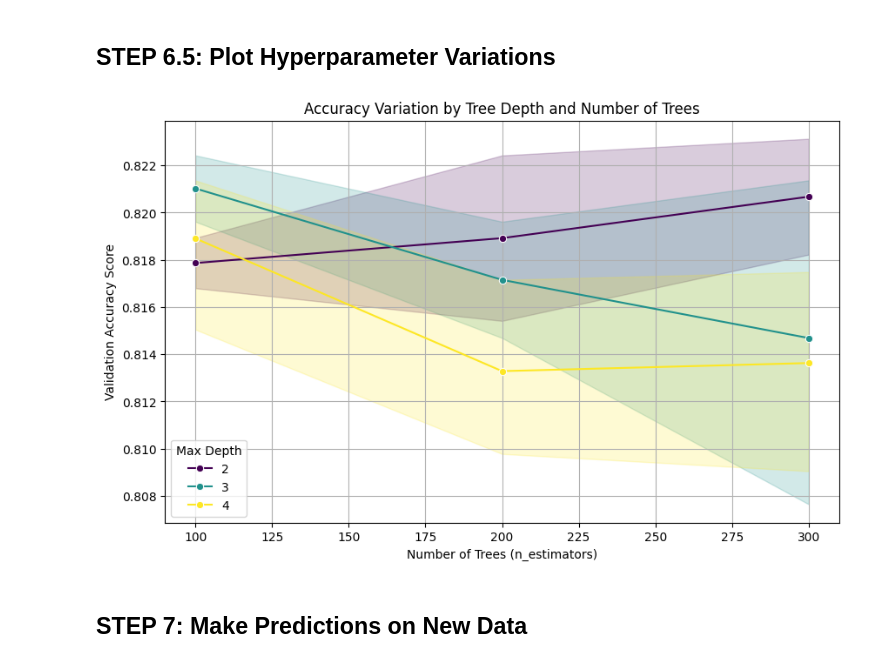
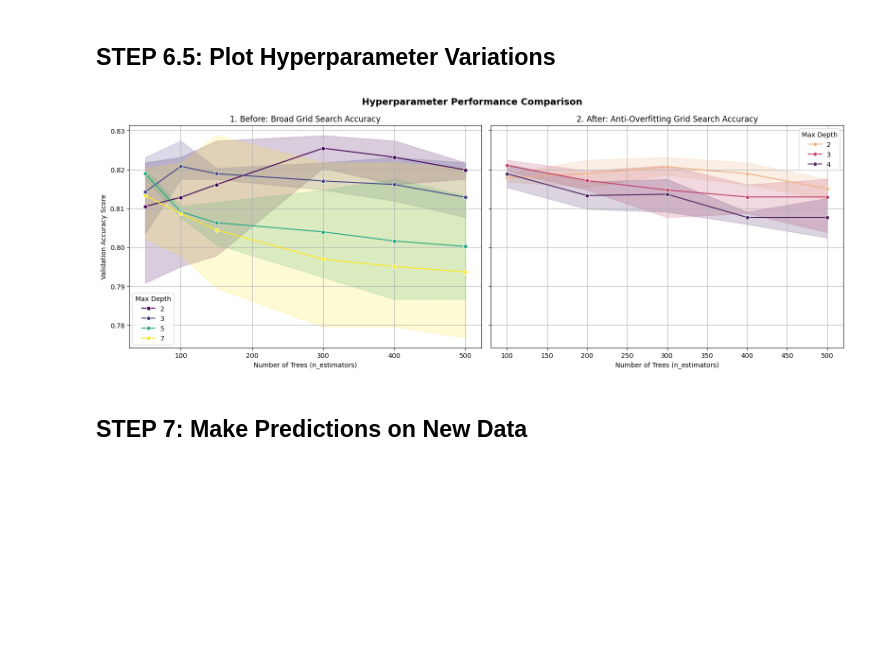
Before and after one commit to abhisakh/XGBOOST_Machine_Leraning_Predictor_Titanic, a Jupyter notebook: Titanic_XGBoost_Predictor.ipynb, the cells around one changed output. Cells and saved outputs as stored; diff of their text form; code cells hidden in the pictures; blank space fills up the shorter version.

```diff
--- a/Titanic_XGBoost_Predictor.ipynb
+++ b/Titanic_XGBoost_Predictor.ipynb
@@ -307,32 +310,53 @@ However, our Final Fixed Model (79.33%) is actually the superior, safer model fo
 # %% [markdown]
 ## STEP 6.5: Plot Hyperparameter Variations
-# %%
-import pandas as pd
-import matplotlib.pyplot as plt
-import seaborn as sns
-
-# 1. Extract the detailed results from our grid search into a DataFrame
-results = pd.DataFrame(grid_search_fixed.cv_results_)
-
-# 2. Plot how Max Depth and Number of Trees affect performance
-plt.figure(figsize=(10, 6))
-sns.lineplot(
-    data=results,
-    x='param_n_estimators',
-    y='mean_test_score',
-    hue='param_max_depth',
-    marker='o',
-    palette='viridis'
-)
-
-plt.title('Accuracy Variation by Tree Depth and Number of Trees')
-plt.xlabel('Number of Trees (n_estimators)')
-plt.ylabel('Validation Accuracy Score')
-plt.grid(True)
-plt.legend(title='Max Depth')
-plt.show()
-# %% [output]
-[figure, removed]
+# %%
+import pandas as pd
+import matplotlib.pyplot as plt
+import seaborn as sns
+
+# 1. Extract data from both grid searches
+results_broad = pd.DataFrame(grid_search.cv_results_)
+results_fixed = pd.DataFrame(grid_search_fixed.cv_results_)
+
+# 2. Set up a side-by-side subplot structure
+fig, axes = plt.subplots(1, 2, figsize=(16, 6), sharey=True)
+
+# --- Plot 1: Before Anti-Overfitting (Broad Grid Search) ---
+sns.lineplot(
+    ax=axes[0],
+    data=results_broad,
+    x='param_n_estimators',
+    y='mean_test_score',
+    hue='param_max_depth',
+    marker='o',
+    palette='viridis'
+)
+axes[0].set_title('1. Before: Broad Grid Search Accuracy')
+axes[0].set_xlabel('Number of Trees (n_estimators)')
+axes[0].set_ylabel('Validation Accuracy Score')
+axes[0].grid(True)
+axes[0].legend(title='Max Depth')
+
+# --- Plot 2: After Anti-Overfitting (Refined Grid Search) ---
+sns.lineplot(
+    ax=axes[1],
+    data=results_fixed,
+    x='param_n_estimators',
+    y='mean_test_score',
+    hue='param_max_depth',
+    marker='o',
+    palette='flare'
+)
+axes[1].set_title('2. After: Anti-Overfitting Grid Search Accuracy')
+axes[1].set_xlabel('Number of Trees (n_estimators)')
+axes[1].grid(True)
+axes[1].legend(title='Max Depth')
+
+plt.suptitle('Hyperparameter Performance Comparison', fontsize=14, fontweight='bold')
+plt.tight_layout()
+plt.show()
+# %% [output]
+[figure, added]
 # %% [markdown]
 ## STEP 7: Make Predictions on New Data
 # %%
```
Also changed, not shown: parts of 5 cells of this notebook.
